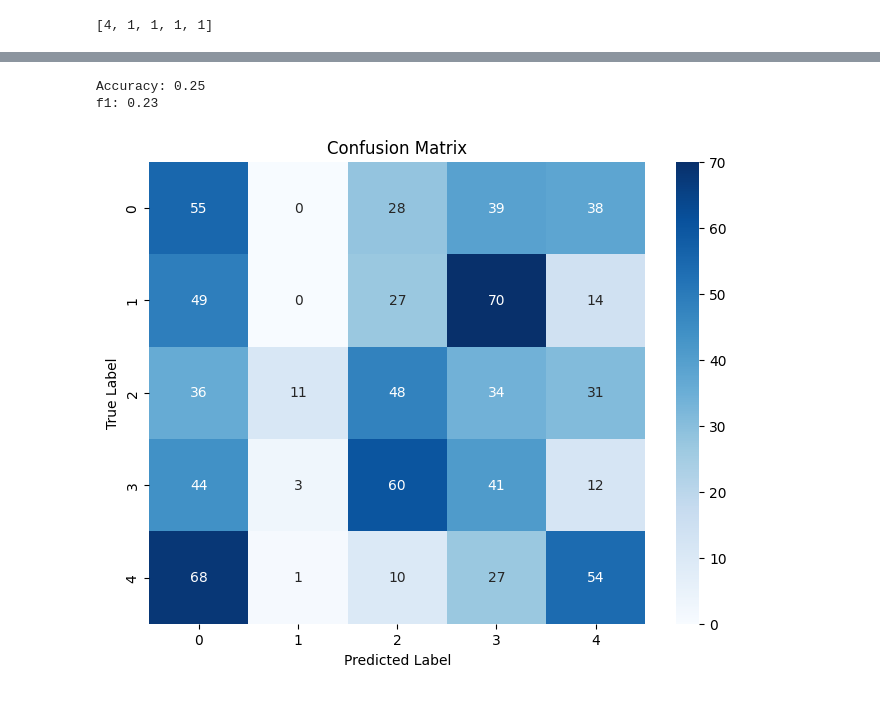
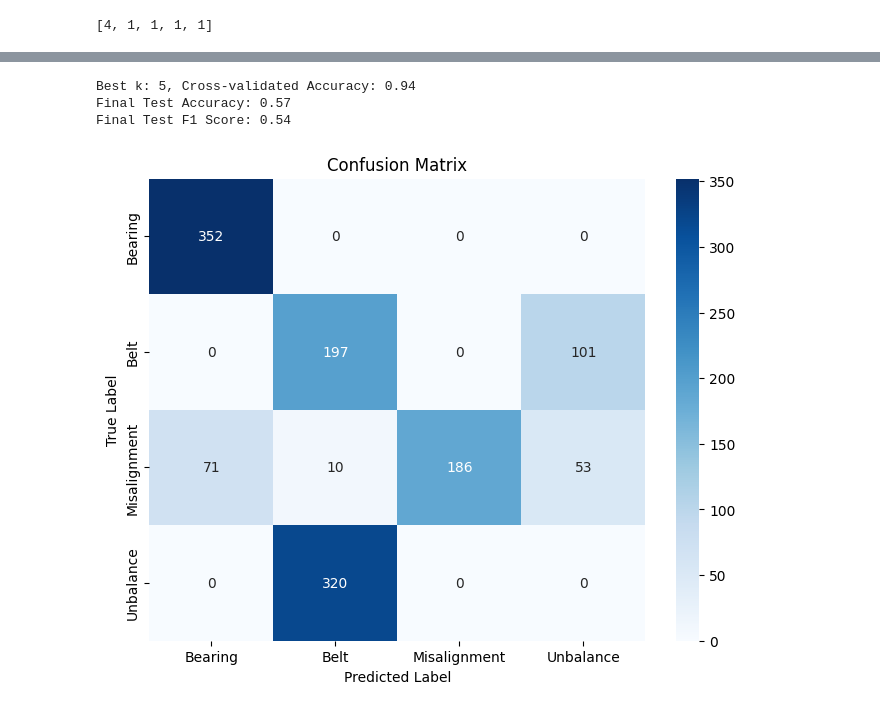
Before and after one commit to KingGeon/ml-testbed, a Jupyter notebook: notebooks/test.ipynb, the cells around one changed output, grey strips where cells are left out. Drawn from its saved outputs; the diff is of its cells as text; code cells hidden in the pictures.

Commit message:
foundation model

```diff
--- a/notebooks/test.ipynb
+++ b/notebooks/test.ipynb
@@ -322,7 +361,7 @@ for motor_power in tqdm.tqdm(val_motor_power, desc='Processing Motor Powers'):
 # %%
 
 test_stacked_array = np.stack(test_motor_data[:],axis = 0)
-val_stacked_array = np.stack(val_motor_data[:],axis = 0)
+val_stacked_array = np.stack(val_data_list[:],axis = 0)
 # %%
 
 test_hi = loaded_model.forward(torch.Tensor(test_stacked_array))
@@ -596,14 +652,0 @@ new_target_labels = new_motor_targets  # 타겟 레이블 리스트
-# %%
-y_pred = knn.predict(pd.DataFrame(new_embeddings))
-
-# 정확도를 계산합니다.
-accuracy = accuracy_score(new_target_labels, y_pred)
-print(f'Accuracy: {accuracy:.2f}')
-
-
-# F1 score를 계산합니다.
-f1 = f1_score(new_target_labels, y_pred, average='weighted')
-print(f'f1: {f1:.2f}')
-# %% [output]
-Accuracy: 0.25
-f1: 0.23
@@ -610,17 +663,52 @@ f1: 0.23
+# %%
+scaler = StandardScaler()
+X_scaled = scaler.fit_transform(val_embeddings)
+# X_scaled를 훈련 세트와 테스트 세트로 분할
+X_train, X_test, y_train, y_test = train_test_split(X_scaled, y, test_size=0.3, random_state=42)
+
+# k 값을 조정하여 교차 검증을 사용해 최적의 k 찾기
+k_values = range(5, 151)  # 1부터 30까지의 k 값 범위
+best_k = 0
+best_score = 0
+
+for k in k_values:
+    model = KNeighborsClassifier(n_neighbors=k)
+    scores = cross_val_score(model, X_train, y_train, cv=5, scoring='accuracy')  # 또는 다른 적절한 스코어링 메서드 사용
+    mean_score = np.mean(scores)
+    if mean_score > best_score:
+        best_score = mean_score
+        best_k = k
+
+print(f"Best k: {best_k}, Cross-validated Accuracy: {best_score:.2f}")
+
+# 최적의 k를 사용하여 모델을 훈련하고 test_embeddings_scaled에 대해 성능 평가
+final_model = KNeighborsClassifier(n_neighbors=best_k)
+final_model.fit(X_train, y_train)
+y_pred = final_model.predict(test_embeddings_scaled)
+
+# 정확도와 F1 스코어 계산
+accuracy = accuracy_score(test_target_labels, y_pred)
+f1 = f1_score(test_target_labels, y_pred, average='weighted')
+
+print(f'Final Test Accuracy: {accuracy:.2f}')
+print(f'Final Test F1 Score: {f1:.2f}')
+# %% [output]
+Best k: 5, Cross-validated Accuracy: 0.94
+Final Test Accuracy: 0.57
+Final Test F1 Score: 0.54
 # %%
-from sklearn.metrics import confusion_matrix
-import matplotlib.pyplot as plt
-import seaborn as sns
 
-# 이전 코드에서 정의한 모델과 데이터셋을 사용하여 confusion matrix를 생성합니다.
-conf_matrix = confusion_matrix(new_target_labels, y_pred)
+# Confusion matrix를 시각화합니다.
+conf_matrix = confusion_matrix(test_target_labels, y_pred)
 
 # Confusion matrix를 시각화합니다.
 plt.figure(figsize=(8, 6))
-sns.heatmap(conf_matrix, annot=True, fmt='g', cmap='Blues')
+sns.heatmap(conf_matrix, annot=True, fmt='g', cmap='Blues',
+            xticklabels=["Bearing", "Belt", "Misalignment", "Unbalance"],
+            yticklabels=["Bearing", "Belt", "Misalignment", "Unbalance"])
 plt.xlabel('Predicted Label')
 plt.ylabel('True Label')
 plt.title('Confusion Matrix')
 plt.show()
 # %% [output]
-[figure, old version]
+[figure, new version]
```
Also changed, not shown: parts of 29 cells of this notebook, 39 other files.
